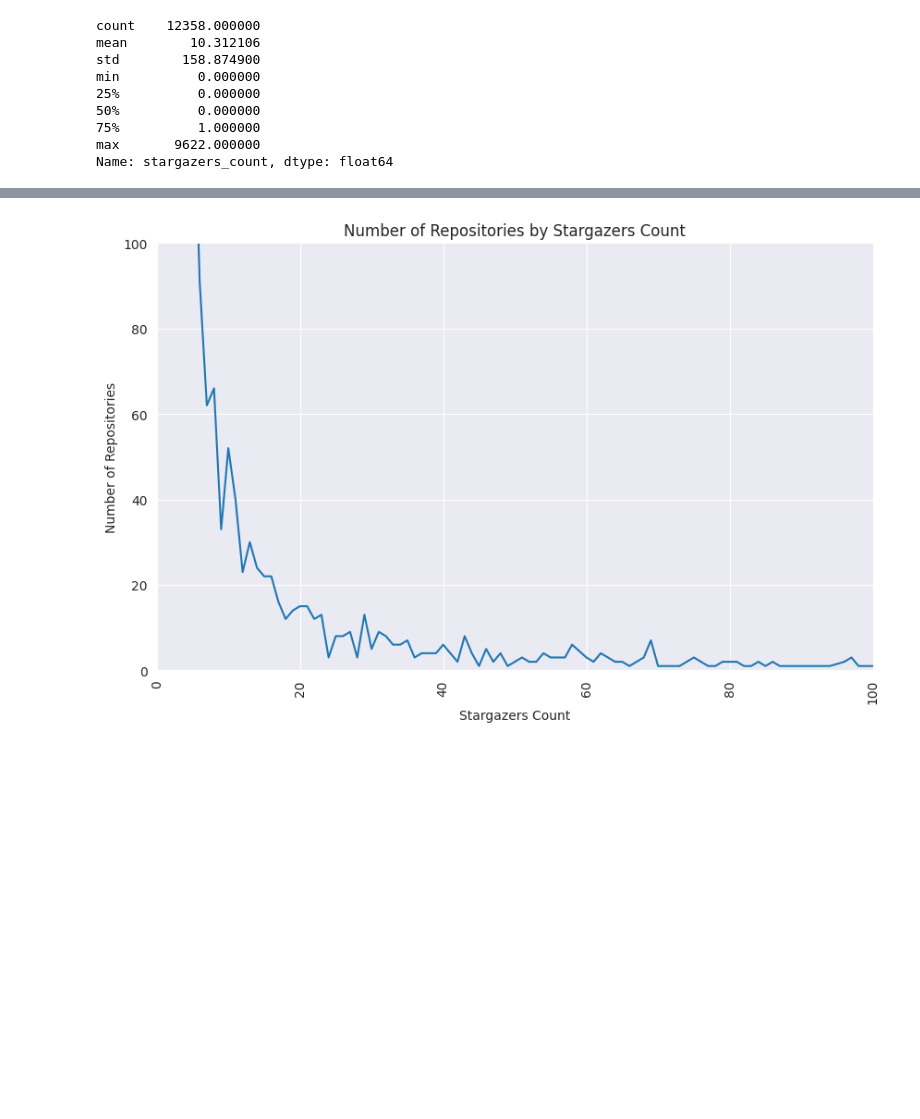
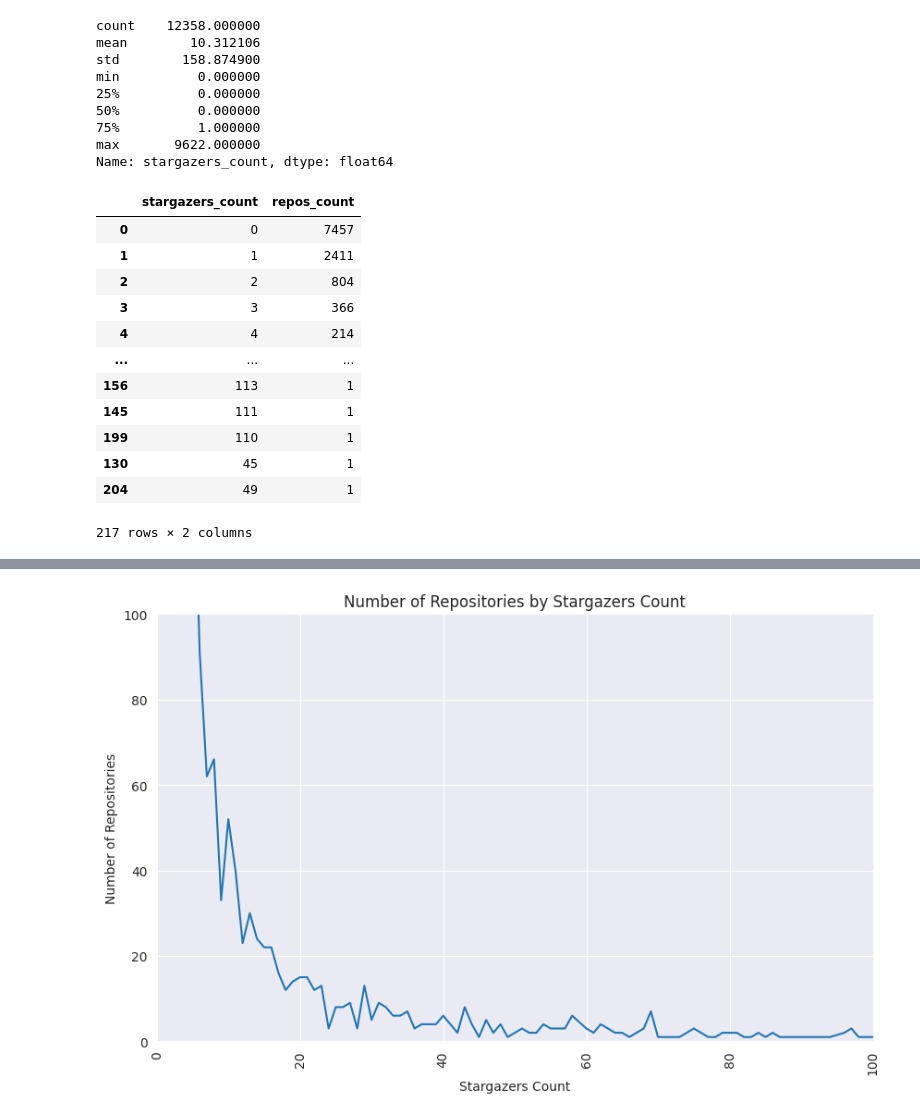
Before and after one commit to Cucharoth/t2_eda, a Jupyter notebook: src/eda.ipynb, the cells around one changed output, grey strips where cells are left out. Saved outputs shown, nothing was run; the diff lists cells and outputs as text; code cells hidden in the pictures; blank space fills up the shorter version.

```diff
--- a/src/eda.ipynb
+++ b/src/eda.ipynb
@@ -171,4 +171,25 @@ min          0.000000
 75%          1.000000
 max       9622.000000
 Name: stargazers_count, dtype: float64
+# %%
+stargazers_count = user_repos['stargazers_count'].value_counts()
+stargazers_count = stargazers_count.reset_index()
+stargazers_count.columns = ['stargazers_count', 'repos_count']
+stargazers_count = stargazers_count.sort_values('stargazers_count', ascending=False)
+repos_count = stargazers_count.sort_values('repos_count', ascending=False)
+repos_count
+# %% [output]
+|  | stargazers_count | repos_count |
+| 0 | 0 | 7457 |
+| 1 | 1 | 2411 |
+| 2 | 2 | 804 |
+| 3 | 3 | 366 |
+| 4 | 4 | 214 |
+| ... | ... | ... |
+| 156 | 113 | 1 |
+| 145 | 111 | 1 |
+| 199 | 110 | 1 |
+| 130 | 45 | 1 |
+| 204 | 49 | 1 |
+217 rows × 2 columns
 # %%
```
Also changed, not shown: parts of 2 cells of this notebook.
